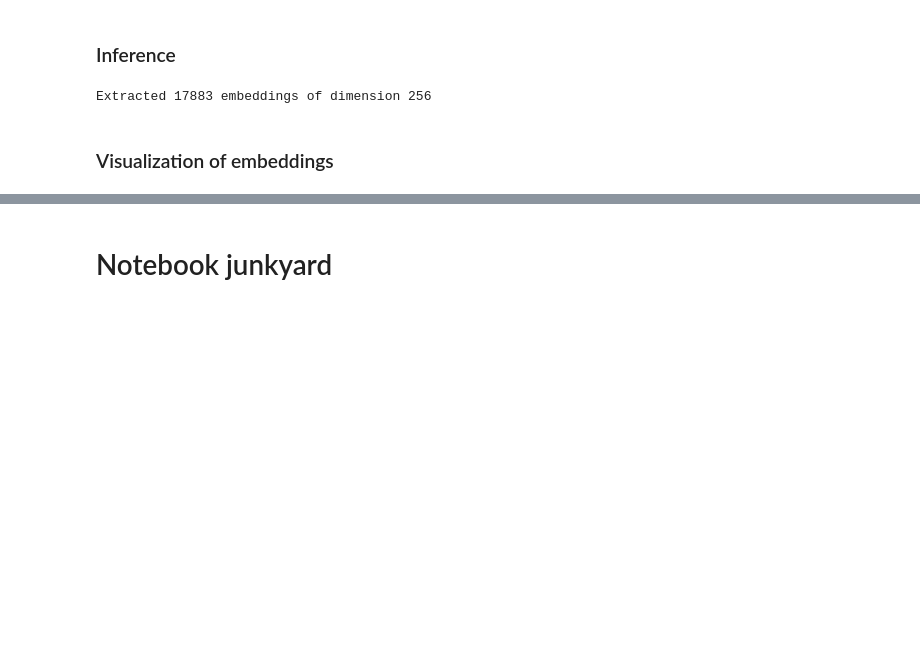
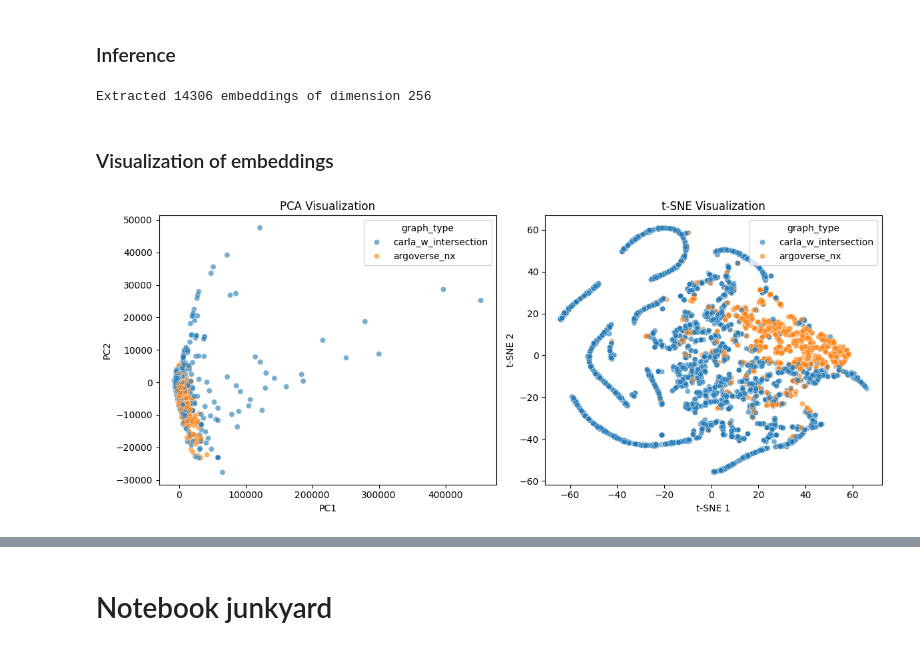
Before and after one commit to tmuehlen80/graph_coverage, a Jupyter notebook: Notebooks/carla/graph_embeddings.ipynb, the cells around one changed output, grey strips where cells are left out. Cells and saved outputs as stored; diff of their text form; code cells hidden in the pictures; blank space fills up the shorter version.

```diff
--- a/Notebooks/carla/graph_embeddings.ipynb
+++ b/Notebooks/carla/graph_embeddings.ipynb
@@ -304,20 +366,27 @@ flowchart LR
 # %%
 # Inference loop
 model.eval()
-all_embeddings = []
-all_paths = []
+#all_embeddings_train = []
+#all_paths_train = []
+all_embeddings = {"train": [], "test": []}
+all_paths = {"train": [], "test": []}
 
-with torch.no_grad():
-   for batch in tqdm(train_loader):  # or test_loader
-       all_paths.extend(batch[1])
-       batch = batch[0].to(device)
-       outputs = model(batch)
-       embeddings = outputs['embeddings']
-       all_embeddings.append(embeddings.cpu())
+
+for split in data_loaders:
+    with torch.no_grad():
+        for batch in tqdm(data_loaders[split]):  # or test_loader
+            all_paths[split].extend(batch[1])
+            batch = batch[0].to(device)
+            outputs = model(batch)
+            embeddings = outputs['embeddings']
+            all_embeddings[split].append(embeddings.cpu())
 
 # Concatenate all embeddings
-final_embeddings = torch.cat(all_embeddings, dim=0)
-print(f'Extracted {final_embeddings.shape[0]} embeddings of dimension {final_embeddings.shape[1]}')
+final_embeddings = {}
+for split in all_embeddings:
+    final_embeddings[split] = torch.cat(all_embeddings[split], dim=0)
+
+print(f'Extracted {final_embeddings["train"].shape[0]} embeddings of dimension {final_embeddings["train"].shape[1]}')
 # %% [output]
-Extracted 17883 embeddings of dimension 256
+Extracted 14306 embeddings of dimension 256
 # %%
@@ -326,49 +397,53 @@ graph_dates = [path.split("/")[-1].split("_")[1] for path in all_paths]
 # %%
-graph_type = [path.split("/")[6] for path in all_paths]
-graph_type
+graph_type_train = [path.split("/")[6] for path in all_paths["train"]]
+graph_type_test = [path.split("/")[6] for path in all_paths["test"]]
+graph_type = {"train": graph_type_train, "test": graph_type_test}
 # %% [markdown]
 ### Visualization of embeddings
 # %%
-
 # Convert embeddings to numpy
-embeddings_np = final_embeddings.numpy()
+split = "test"
+embeddings_np = final_embeddings[split].numpy()
 
 # PCA
 pca = PCA(n_components=2)
 pca_result = pca.fit_transform(embeddings_np)
 
 pca_df = pd.DataFrame(pca_result)
 pca_df.columns = ["pca1", "pca2"]
-pca_df["graph_type"] = graph_type
-pca_df["graph_path"] = all_paths
+pca_df["graph_type"] = graph_type[split]
+pca_df["graph_path"] = all_paths[split]
 pca_df.head()
 
 plt.figure(figsize=(12, 5))
 
 plt.subplot(1, 2, 1)
 sns.scatterplot(x="pca1", y="pca2", alpha=0.6, hue="graph_type", legend = True, data=pca_df)
 #plt.scatter(pca_result[:, 0], pca_result[:, 1], alpha=0.6)
 plt.title('PCA Visualization')
 plt.xlabel('PC1')
 plt.ylabel('PC2')
 
 # t-SNE
 tsne = TSNE(n_components=2, random_state=42, perplexity=30)
 tsne_result = tsne.fit_transform(embeddings_np)
 tsne_df = pd.DataFrame(tsne_result)
 tsne_df.columns = ["tsne1", "tsne2"]
-tsne_df["graph_type"] = graph_type
-tsne_df["graph_path"] = all_paths
+tsne_df["graph_type"] = graph_type[split]
+tsne_df["graph_path"] = all_paths[split]
 
 plt.subplot(1, 2, 2)
 # plt.scatter(tsne_result[:, 0], tsne_result[:, 1], alpha=0.6)
 sns.scatterplot(x="tsne1", y="tsne2", alpha=0.6, hue="graph_type", legend = True, data=tsne_df)
 plt.title('t-SNE Visualization')
 plt.xlabel('t-SNE 1')
 plt.ylabel('t-SNE 2')
 
 plt.tight_layout()
+plt.savefig(f"/home/tmuehlen/repos/graph_coverage/article/plots/graph_embeddings_pca_tsne_{split}_plot.png")
 plt.show()
+# %% [output]
+[figure, added]
 # %%
 os.getcwd()
 os.chdir("../..")
```
Also changed, not shown: parts of 15 cells of this notebook, 6 other files.
